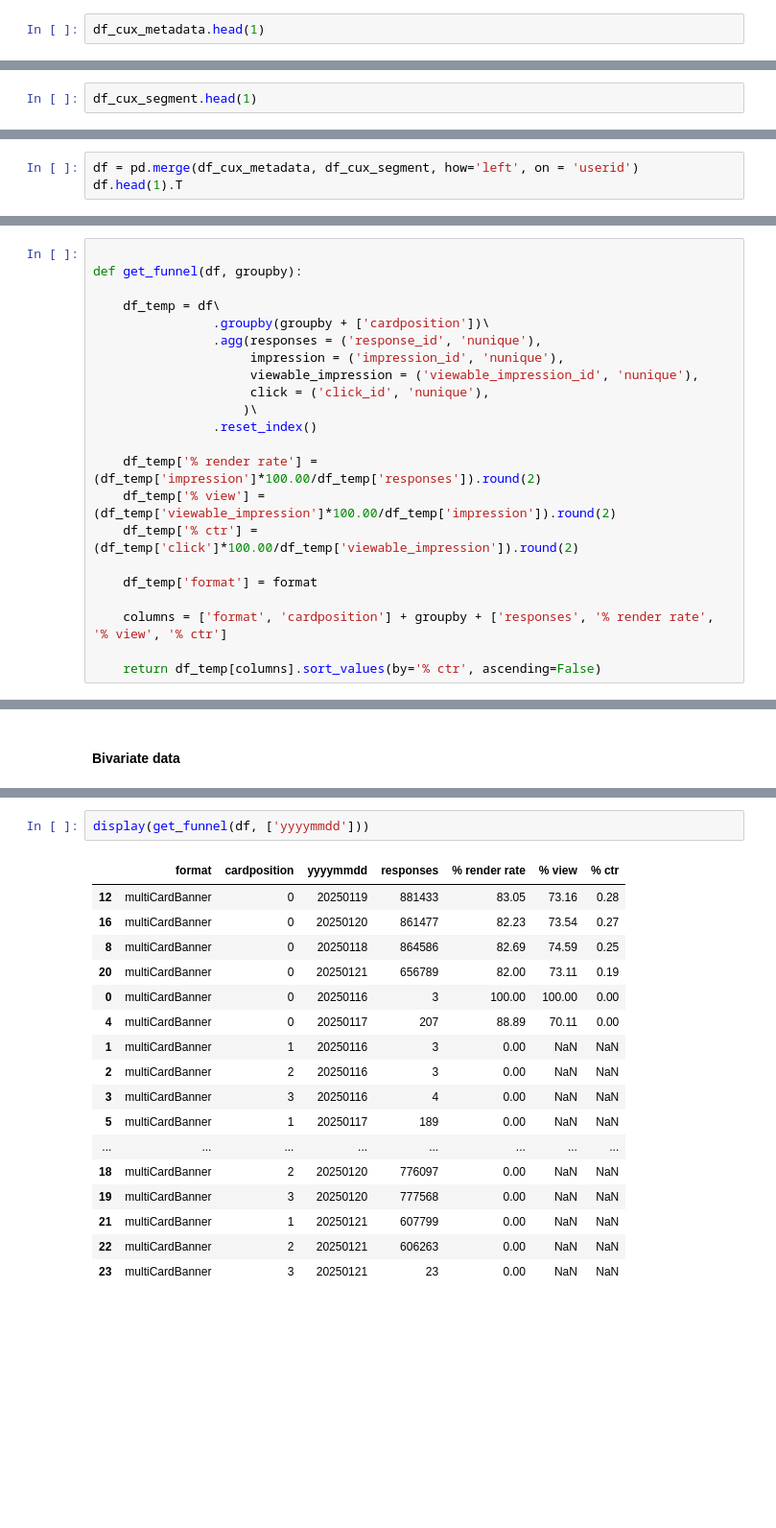
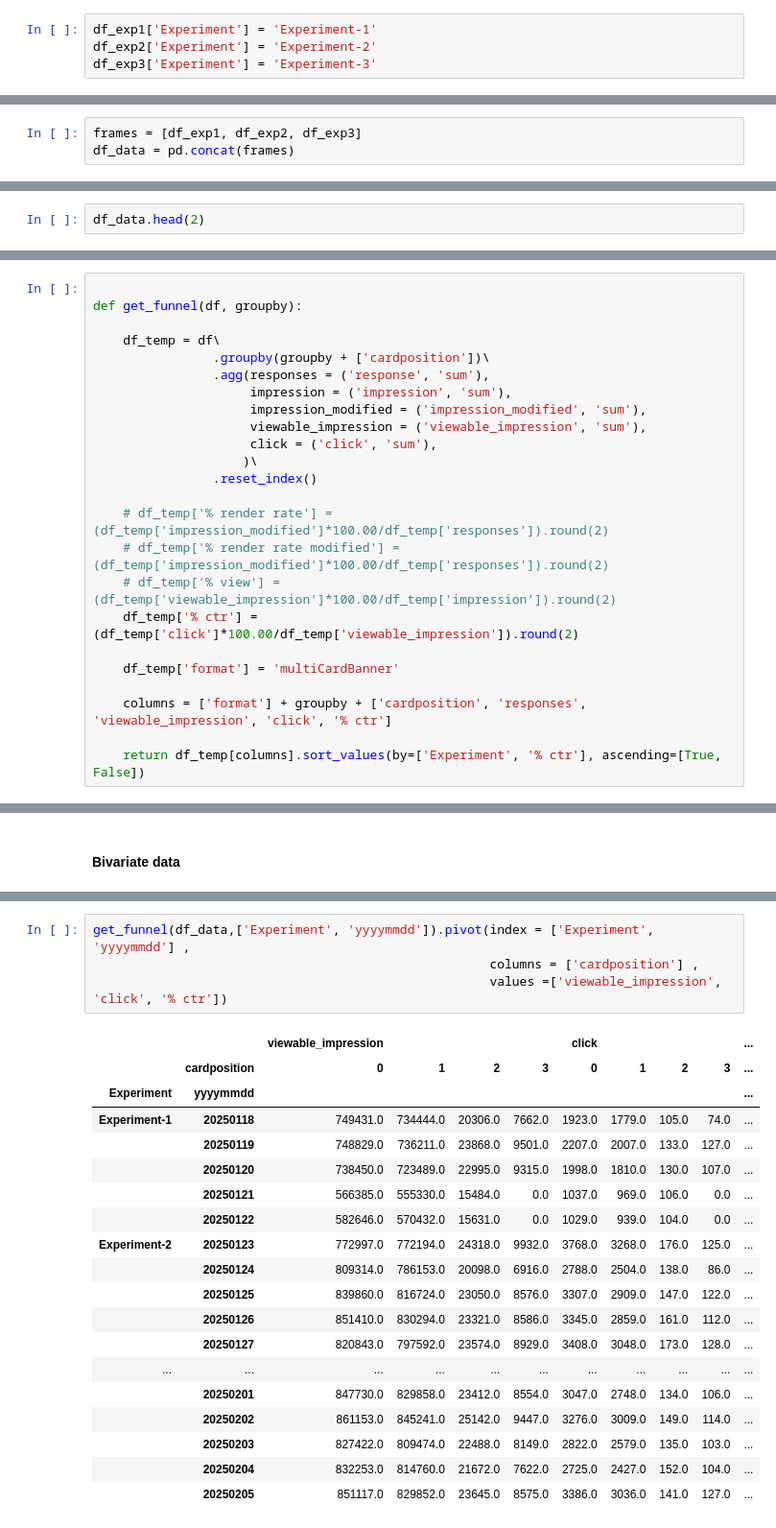
Before and after one commit to Manoj-kumar-ravirajan/analytics, a Jupyter notebook: customer/Ads-Monetisation/page-format-experiment/multi-card-banner.ipynb, the cells around one changed output, grey strips where cells are left out. Shown at 96% size. Saved outputs shown, nothing was run; the diff lists cells and outputs as text; blank space fills up the shorter version.

```diff
--- a/customer/Ads-Monetisation/page-format-experiment/multi-card-banner.ipynb
+++ b/customer/Ads-Monetisation/page-format-experiment/multi-card-banner.ipynb
@@ -284,2 +247,4 @@ df_cux_metadata.shape, df_cux_segment.shape
 # %%
-df_cux_metadata.head(1)
+df_exp1['Experiment'] = 'Experiment-1'
+df_exp2['Experiment'] = 'Experiment-2'
+df_exp3['Experiment'] = 'Experiment-3'
@@ -289,2 +251,3 @@ df_cux_metadata.head(1)
 # %%
-df_cux_segment.head(1)
+frames = [df_exp1, df_exp2, df_exp3]
+df_data = pd.concat(frames)
@@ -294,4 +254,3 @@ df_cux_segment.head(1)
 # %%
-df = pd.merge(df_cux_metadata, df_cux_segment, how='left', on = 'userid')
-df.head(1).T
+df_data.head(2)
 # %% [output]
@@ -323,22 +288,24 @@ def get_funnel(df, groupby):
 
     df_temp = df\
                 .groupby(groupby + ['cardposition'])\
-                .agg(responses = ('response_id', 'nunique'),
-                     impression = ('impression_id', 'nunique'),
-                     viewable_impression = ('viewable_impression_id', 'nunique'),
-                     click = ('click_id', 'nunique'),
+                .agg(responses = ('response', 'sum'),
+                     impression = ('impression', 'sum'),
+                     impression_modified = ('impression_modified', 'sum'),
+                     viewable_impression = ('viewable_impression', 'sum'),
+                     click = ('click', 'sum'),
                     )\
                 .reset_index()
 
-    df_temp['% render rate'] = (df_temp['impression']*100.00/df_temp['responses']).round(2)
-    df_temp['% view'] = (df_temp['viewable_impression']*100.00/df_temp['impression']).round(2)
+    # df_temp['% render rate'] = (df_temp['impression_modified']*100.00/df_temp['responses']).round(2)
+    # df_temp['% render rate modified'] = (df_temp['impression_modified']*100.00/df_temp['responses']).round(2)
+    # df_temp['% view'] = (df_temp['viewable_impression']*100.00/df_temp['impression']).round(2)
     df_temp['% ctr'] = (df_temp['click']*100.00/df_temp['viewable_impression']).round(2)
 
-    df_temp['format'] = format
+    df_temp['format'] = 'multiCardBanner'
 
-    columns = ['format', 'cardposition'] + groupby + ['responses', '% render rate', '% view', '% ctr']
+    columns = ['format'] + groupby + ['cardposition', 'responses', 'viewable_impression', 'click', '% ctr']
 
-    return df_temp[columns].sort_values(by='% ctr', ascending=False)
+    return df_temp[columns].sort_values(by=['Experiment', '% ctr'], ascending=[True, False])
 # %% [markdown]
 <div class="alert alert-block alert-success">
 
@@ -366,20 +349,24 @@ display(get_funnel(df, ['os']))
 # %%
-display(get_funnel(df, ['yyyymmdd']))
+get_funnel(df_data,['Experiment', 'yyyymmdd']).pivot(index = ['Experiment', 'yyyymmdd'] ,
+                                                     columns = ['cardposition'] ,
+                                                     values =['viewable_impression', 'click', '% ctr'])
 # %% [output]
-|  | format | cardposition | yyyymmdd | responses | % render rate | % view | % ctr |
-| 12 | multiCardBanner | 0 | 20250119 | 881433 | 83.05 | 73.16 | 0.28 |
-| 16 | multiCardBanner | 0 | 20250120 | 861477 | 82.23 | 73.54 | 0.27 |
-| 8 | multiCardBanner | 0 | 20250118 | 864586 | 82.69 | 74.59 | 0.25 |
-| 20 | multiCardBanner | 0 | 20250121 | 656789 | 82.00 | 73.11 | 0.19 |
-| 0 | multiCardBanner | 0 | 20250116 | 3 | 100.00 | 100.00 | 0.00 |
-| 4 | multiCardBanner | 0 | 20250117 | 207 | 88.89 | 70.11 | 0.00 |
-| 1 | multiCardBanner | 1 | 20250116 | 3 | 0.00 | NaN | NaN |
-| 2 | multiCardBanner | 2 | 20250116 | 3 | 0.00 | NaN | NaN |
-| 3 | multiCardBanner | 3 | 20250116 | 4 | 0.00 | NaN | NaN |
-| 5 | multiCardBanner | 1 | 20250117 | 189 | 0.00 | NaN | NaN |
-| ... | ... | ... | ... | ... | ... | ... | ... |
-| 18 | multiCardBanner | 2 | 20250120 | 776097 | 0.00 | NaN | NaN |
-| 19 | multiCardBanner | 3 | 20250120 | 777568 | 0.00 | NaN | NaN |
-| 21 | multiCardBanner | 1 | 20250121 | 607799 | 0.00 | NaN | NaN |
-| 22 | multiCardBanner | 2 | 20250121 | 606263 | 0.00 | NaN | NaN |
-| 23 | multiCardBanner | 3 | 20250121 | 23 | 0.00 | NaN | NaN |
+|  |  | viewable_impression |  |  |  | click |  |  |  | ... |
+|  | cardposition | 0 | 1 | 2 | 3 | 0 | 1 | 2 | 3 | ... |
+| Experiment | yyyymmdd |  |  |  |  |  |  |  |  | ... |
+| Experiment-1 | 20250118 | 749431.0 | 734444.0 | 20306.0 | 7662.0 | 1923.0 | 1779.0 | 105.0 | 74.0 | ... |
+|  | 20250119 | 748829.0 | 736211.0 | 23868.0 | 9501.0 | 2207.0 | 2007.0 | 133.0 | 127.0 | ... |
+|  | 20250120 | 738450.0 | 723489.0 | 22995.0 | 9315.0 | 1998.0 | 1810.0 | 130.0 | 107.0 | ... |
+|  | 20250121 | 566385.0 | 555330.0 | 15484.0 | 0.0 | 1037.0 | 969.0 | 106.0 | 0.0 | ... |
+|  | 20250122 | 582646.0 | 570432.0 | 15631.0 | 0.0 | 1029.0 | 939.0 | 104.0 | 0.0 | ... |
+| Experiment-2 | 20250123 | 772997.0 | 772194.0 | 24318.0 | 9932.0 | 3768.0 | 3268.0 | 176.0 | 125.0 | ... |
+|  | 20250124 | 809314.0 | 786153.0 | 20098.0 | 6916.0 | 2788.0 | 2504.0 | 138.0 | 86.0 | ... |
+|  | 20250125 | 839860.0 | 816724.0 | 23050.0 | 8576.0 | 3307.0 | 2909.0 | 147.0 | 122.0 | ... |
+|  | 20250126 | 851410.0 | 830294.0 | 23321.0 | 8586.0 | 3345.0 | 2859.0 | 161.0 | 112.0 | ... |
+|  | 20250127 | 820843.0 | 797592.0 | 23574.0 | 8929.0 | 3408.0 | 3048.0 | 173.0 | 128.0 | ... |
+| ... | ... | ... | ... | ... | ... | ... | ... | ... | ... | ... |
+|  | 20250201 | 847730.0 | 829858.0 | 23412.0 | 8554.0 | 3047.0 | 2748.0 | 134.0 | 106.0 | ... |
+|  | 20250202 | 861153.0 | 845241.0 | 25142.0 | 9447.0 | 3276.0 | 3009.0 | 149.0 | 114.0 | ... |
+|  | 20250203 | 827422.0 | 809474.0 | 22488.0 | 8149.0 | 2822.0 | 2579.0 | 135.0 | 103.0 | ... |
+|  | 20250204 | 832253.0 | 814760.0 | 21672.0 | 7622.0 | 2725.0 | 2427.0 | 152.0 | 104.0 | ... |
+|  | 20250205 | 851117.0 | 829852.0 | 23645.0 | 8575.0 | 3386.0 | 3036.0 | 141.0 | 127.0 | ... |
```
Also changed, not shown: parts of 23 cells of this notebook, 3 other files.
